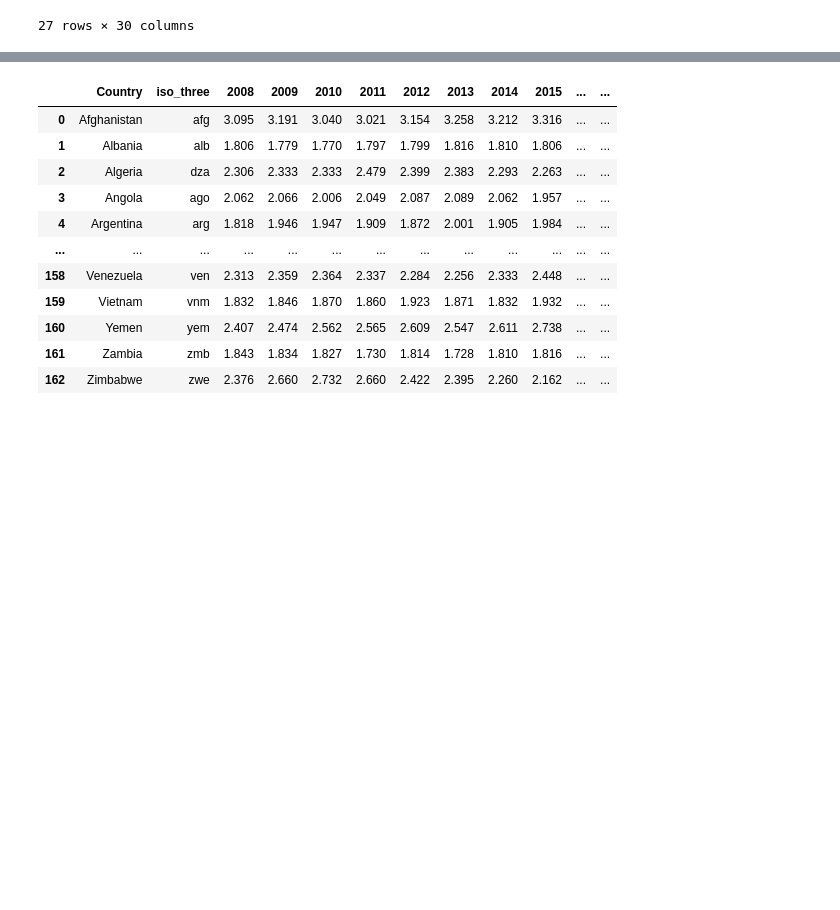
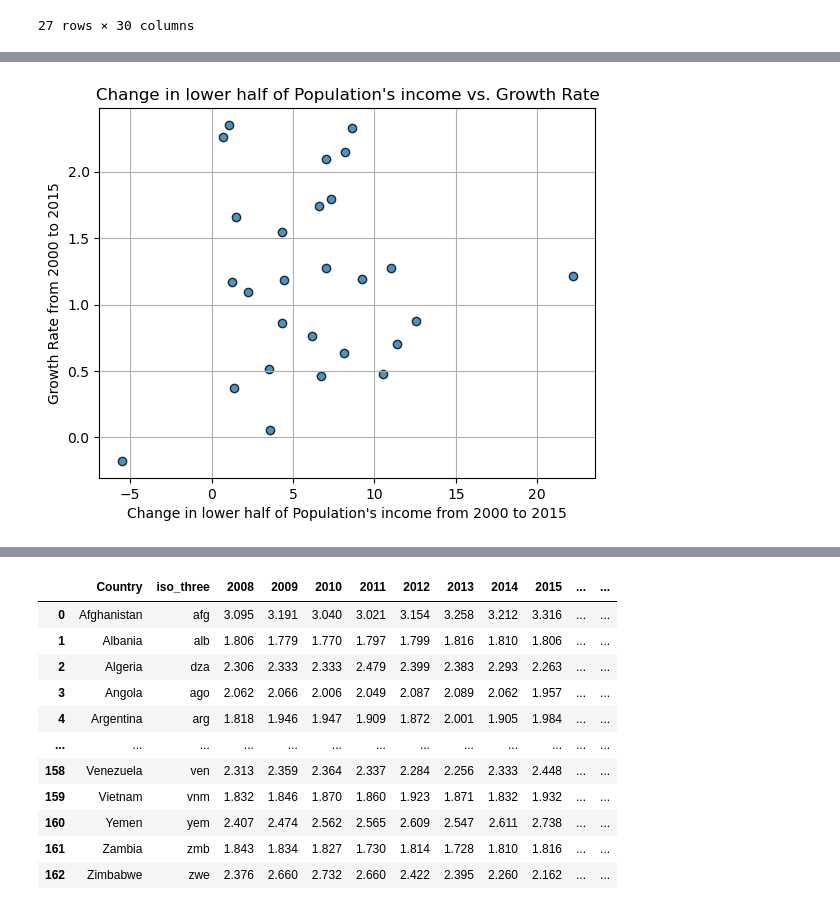
Before and after one commit to JuanMoncaleano/Global-Population-Growth-and-Socioeconomic-Factors-An-Integrated-Data-Analysis, a Jupyter notebook: base_code_visualization.ipynb, the cells around one changed output, grey strips where cells are left out. Drawn from its saved outputs; the diff is of its cells as text; code cells hidden in the pictures; blank space fills up the shorter version.

Commit message:
visualizations added for poverty

```diff
--- a/base_code_visualization.ipynb
+++ b/base_code_visualization.ipynb
@@ -129,7 +131,7 @@ poverty0015
 povertygrowth = pd.merge(poverty0015, growth, on='iso_two')
 
 
-povertygrowth['15-00'] = (((povertygrowth['2015_pop'] / povertygrowth['2000_pop']) ** (1/12)) - 1)  * 100
+povertygrowth['growth_15_00'] = (((povertygrowth['2015_pop'] / povertygrowth['2000_pop']) ** (1/12)) - 1)  * 100
 povertygrowth
 # %% [output]
 |  | Unnamed: 0_x | country_x | year | ppp_version | reporting_level | welfare_type | headcount_ratio_international_pov... | ... |
@@ -152,0 +175,3 @@ povertygrowth
+# %%
+povertygrowth["poverty_15_00"] = povertygrowth['median_x']-povertygrowth['median_y']
+povertygrowth
@@ -152,0 +197,41 @@ povertygrowth
+# %%
+# Showcase a Scattter plot for the change in income per day below which half of the population live and population growth rate for certain countries
+# x - change in half of the population's income from 2000 to 2015 for certain countries
+# y - growth rate from 2000 to 2015 for certain countries
+# Line of regression
+
+x = povertygrowth['poverty_15_00']
+y = povertygrowth['growth_15_00']
+
+# # Remove rows with missing values in either x or y
+# x = x.dropna()
+# y = y.dropna()
+
+# Convert x and y to numpy arrays
+x = py.array(x)
+y = py.array(y)
+
+
+# Create scatter plot
+plt.scatter(
+    povertygrowth['poverty_15_00'],
+    povertygrowth['growth_15_00'],
+    edgecolor="black",
+    linewidths=1,
+    marker="o",
+    alpha=0.8,
+    label="Change in lower half of Population's income vs. Growth Rate")
+
+# Set axis labels and title
+plt.xlabel("Change in lower half of Population's income from 2000 to 2015")
+plt.ylabel('Growth Rate from 2000 to 2015')
+plt.title("Change in lower half of Population's income vs. Growth Rate")
+plt.grid(True)
+
+#Save the figure
+plt.savefig(r"figure_1.png")
+
+# Show plot
+plt.show()
+# %% [output]
+[figure, added]
```
Also changed, not shown: parts of 9 cells of this notebook, 1 other file.
